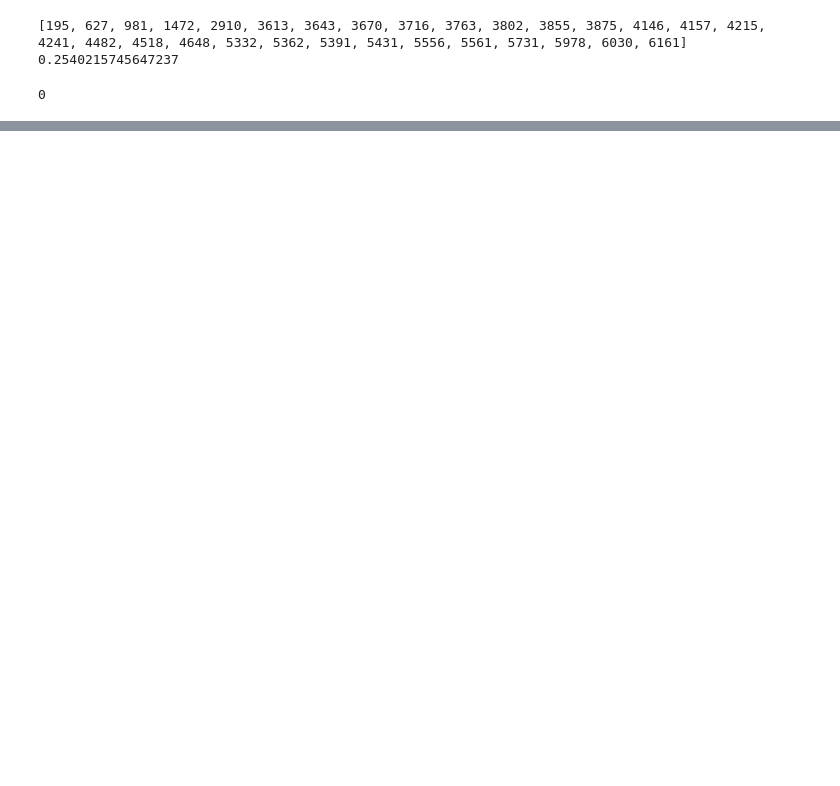
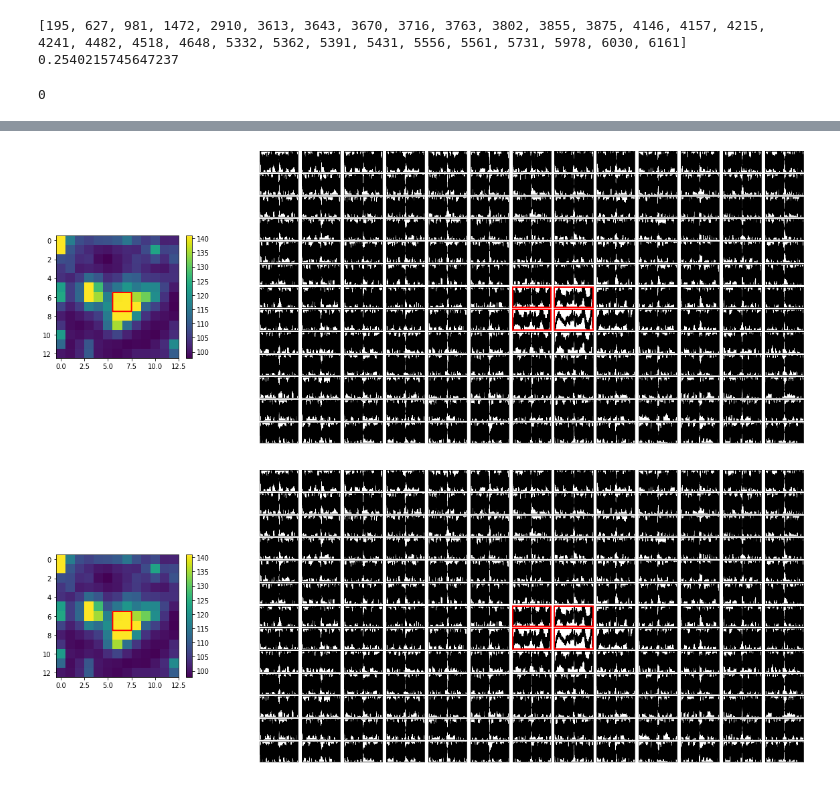
Before and after one commit to AlexanderEvitt/QuasVar, a Jupyter notebook: processing/generate_lightcurve.ipynb, the cells around one changed output, grey strips where cells are left out. Cells and saved outputs as stored; diff of their text form; code cells hidden in the pictures; blank space fills up the shorter version.

```diff
--- a/processing/generate_lightcurve.ipynb
+++ b/processing/generate_lightcurve.ipynb
@@ -188,0 +107,7 @@ zope.interface                     5.2.0
+# %%
+data = data_objects[0]
+vis = eleanor.Visualize(data)
+vis.pixel_by_pixel()
+# %% [output]
+[figure, added]
+[figure, added]
```
Also changed, not shown: parts of 15 cells of this notebook, 1 other file.
